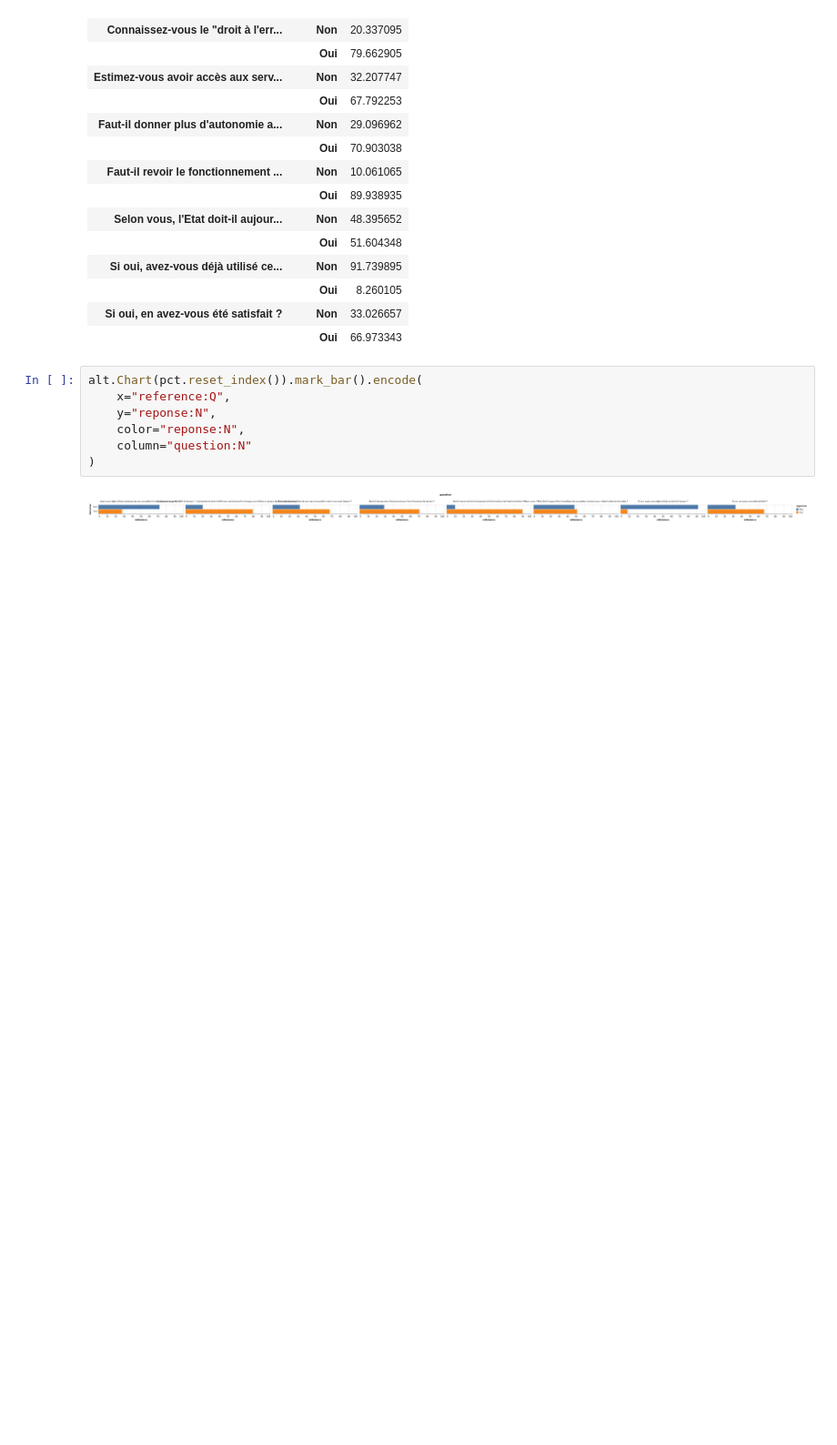
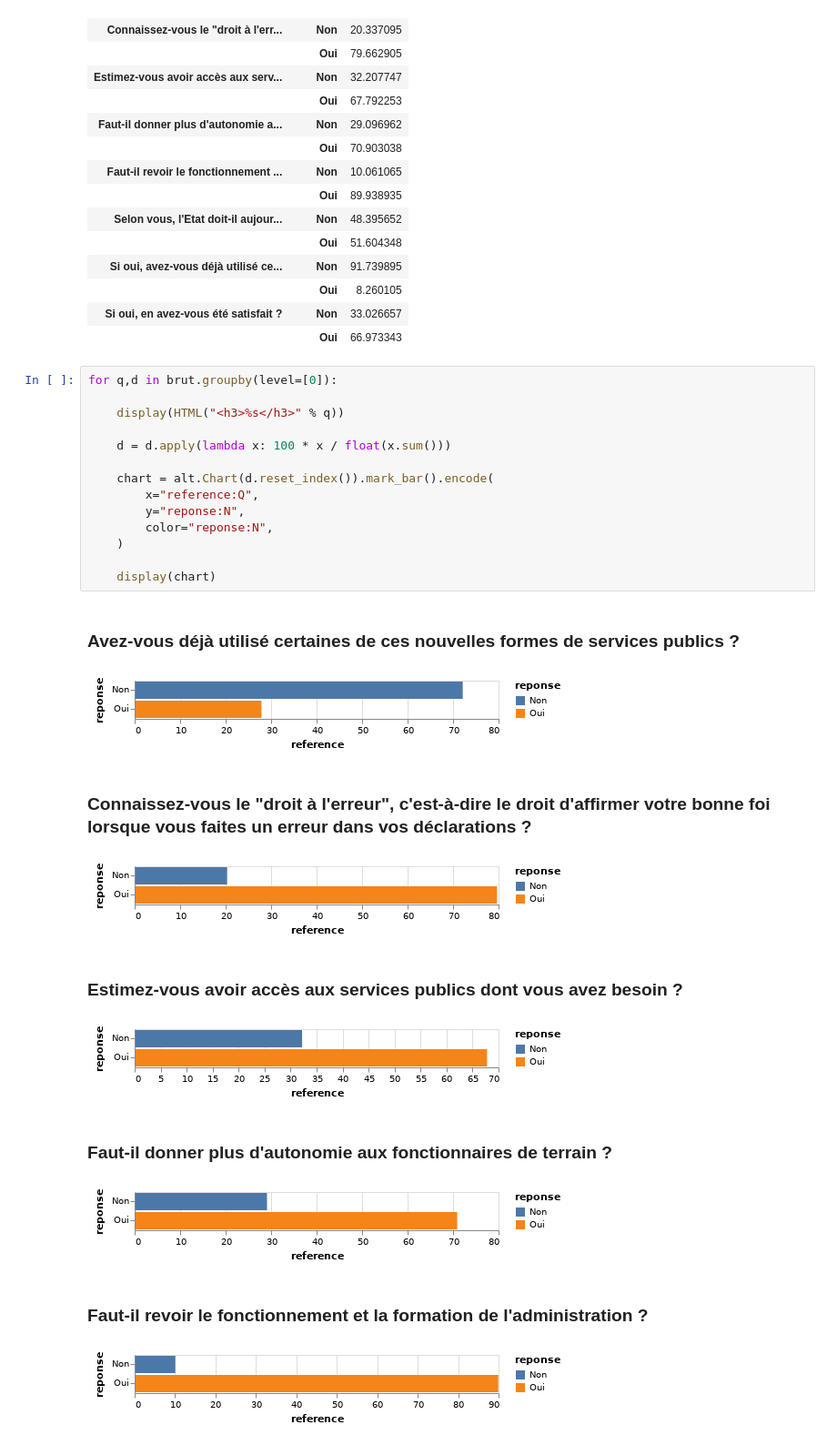
Before and after one commit to taniki/notebooks, a Jupyter notebook: data.gouv.fr/grand-debat/organisation de l'état et services publics - réponses fermées.ipynb, the cells around one changed output. Shown at 91% size. Drawn from its saved outputs; the diff is of its cells as text; blank space fills up the shorter version.

```diff
--- a/data.gouv.fr/grand-debat/organisation de l'état et services publics - réponses fermées.ipynb
+++ b/data.gouv.fr/grand-debat/organisation de l'état et services publics - réponses fermées.ipynb
@@ -84,12 +86,28 @@ pct
 |  | Oui | 8.260105 |
 | Si oui, en avez-vous été satisfait ? | Non | 33.026657 |
 |  | Oui | 66.973343 |
-# %%
-alt.Chart(pct.reset_index()).mark_bar().encode(
-    x="reference:Q",
-    y="reponse:N",
-    color="reponse:N",
-    column="question:N"
-)
-# %% [output]
-[figure, removed]
+# %%
+for q,d in brut.groupby(level=[0]):
+
+    display(HTML("<h3>%s</h3>" % q))
+
+    d = d.apply(lambda x: 100 * x / float(x.sum()))
+
+    chart = alt.Chart(d.reset_index()).mark_bar().encode(
+        x="reference:Q",
+        y="reponse:N",
+        color="reponse:N",
+    )
+
+    display(chart)
+# %% [output]
+Avez-vous déjà utilisé certaines de ces nouvelles formes de services publics ?
+[figure, added]
+Connaissez-vous le "droit à l'erreur", c'est-à-dire le droit d'affirmer votre bonne foi lorsque vous faites un erreur dans vos déclarations ?
+[figure, added]
+Estimez-vous avoir accès aux services publics dont vous avez besoin ?
+[figure, added]
+Faut-il donner plus d'autonomie aux fonctionnaires de terrain ?
+[figure, added]
+Faut-il revoir le fonctionnement et la formation de l'administration ?
+[figure, added]
```
Also changed, not shown: parts of 3 cells of this notebook, 2 other files.
